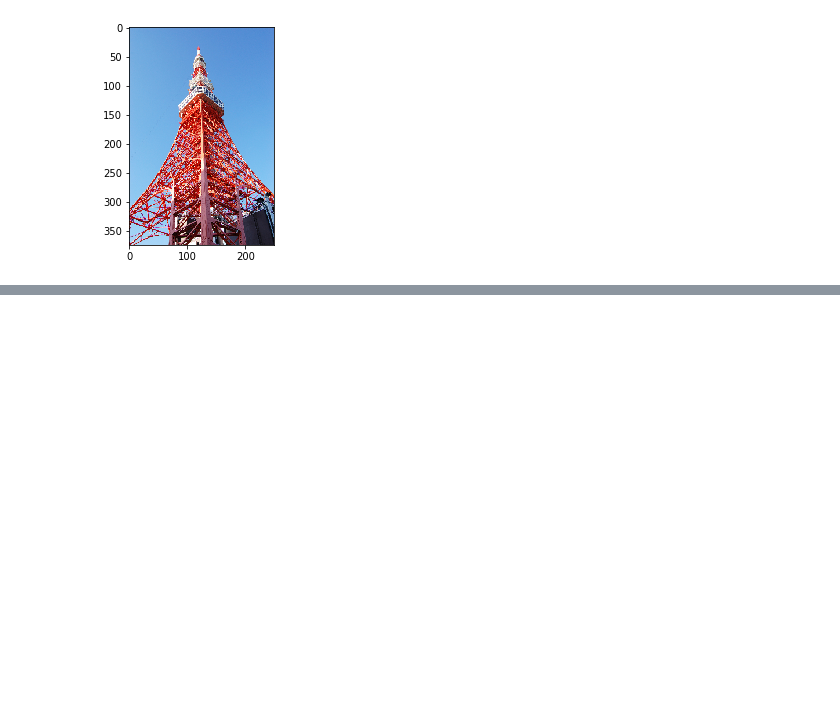
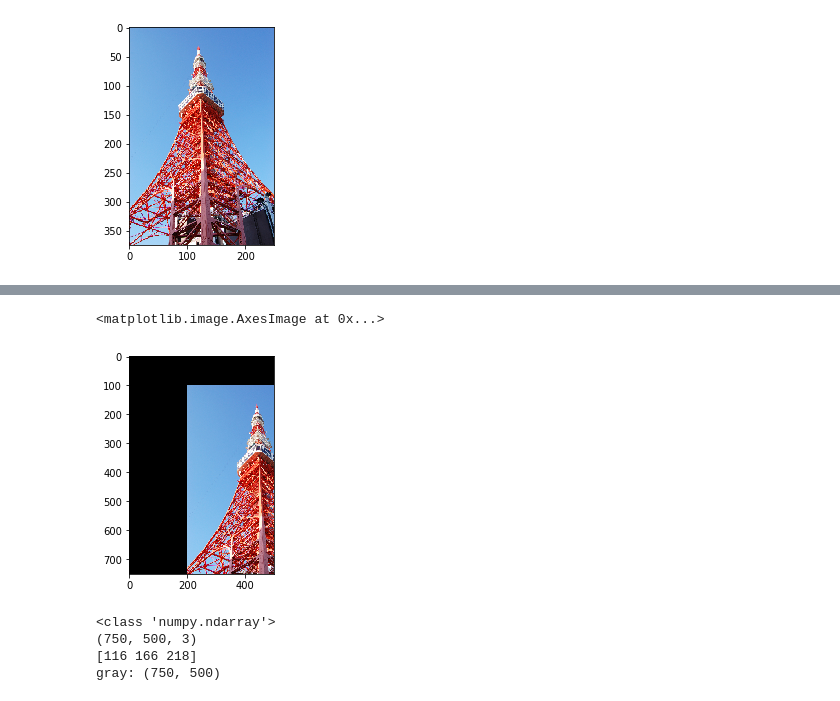
Before and after one commit to DZGK/LearningPython, a Jupyter notebook: tel_4_Pillow.ipynb, the cells around one changed output, grey strips where cells are left out. Cells and saved outputs as stored; diff of their text form; code cells hidden in the pictures; blank space fills up the shorter version.

```diff
--- a/tel_4_Pillow.ipynb
+++ b/tel_4_Pillow.ipynb
@@ -74,0 +86,39 @@ plt.imshow(img2)
+# %%
+# 画像の平行移動
+from PIL import Image
+import matplotlib.pyplot as plt
+
+img = Image.open("sample.png")
+img_translated = img.rotate(0, translate=(200, 100), expand=True)
+plt.imshow(img_translated)
+# %% [output]
+<matplotlib.image.AxesImage at 0x...>
+[figure, added]
+# %%
+# 画像データを NumPy 配列に変換する方法
+import numpy as np
+from PIL import Image
+import matplotlib.pyplot as plt
+
+img = Image.open("sample.png")
+img_ndarray = np.array(img)
+print(type(img_ndarray))
+
+# ndarrayには、画像の左上から右下に向けて、1ピクセルずつ、RGB（赤、緑、青）の色の強さが0から255までの256段階の値として格納される。
+## 画像の縦の長さ, 横の長さ の2次元配列。3つ目の "3" は 2次元配列を3個持っているという意味。この 3つは、[0] = R, [1] = G, [2] = B を表す。
+print(img_ndarray.shape)
+# print(img_ndarray)
+
+## 座標 (0,0) つまり一番左上の色が　R:116, G: 166, B: 218 であることを表す。
+print(img_ndarray[0, 0, :])
+
+
+# モノクロ画像の ndarray への変換
+img_gray = img.convert("L")
+img_gray_ndarray = np.array(img_gray)
+print(f"gray: {img_gray_ndarray.shape}")
+# %% [output]
+<class 'numpy.ndarray'>
+(750, 500, 3)
+[116 166 218]
+gray: (750, 500)
```
Also changed, not shown: parts of 6 cells of this notebook.
